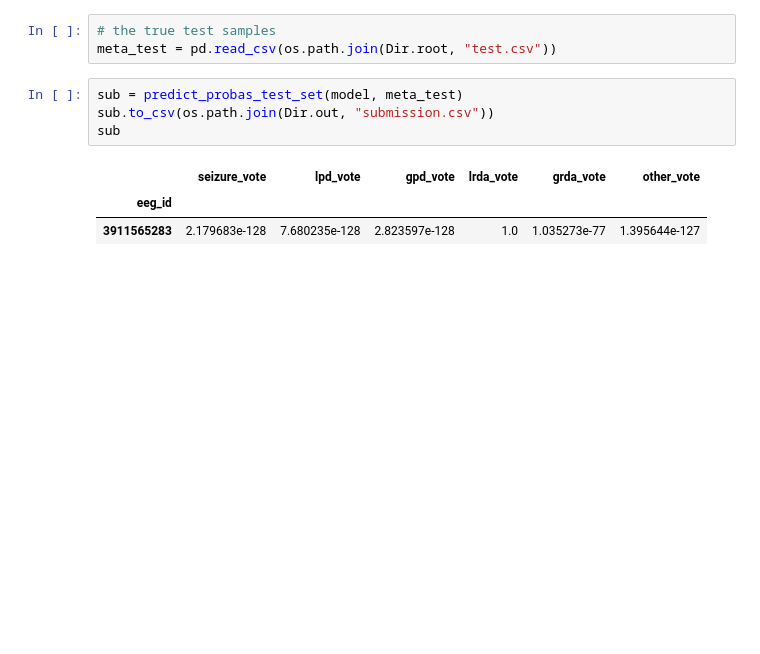
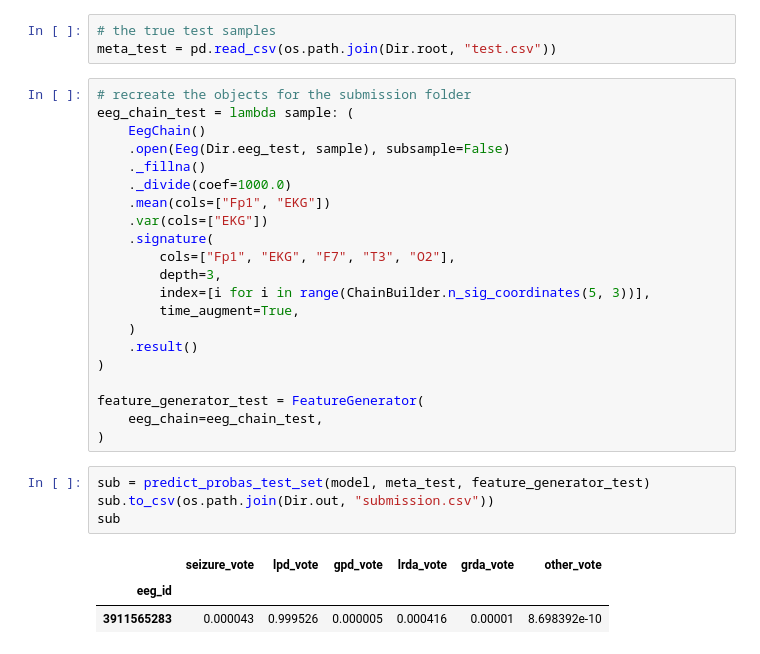
Before and after one commit to chataignault/hms-harmful-brain-activity-utils, a Jupyter notebook: logistic_regression_CV_regularised.ipynb, the cells around one changed output. Drawn from its saved outputs; the diff is of its cells as text; blank space fills up the shorter version.

```diff
--- a/logistic_regression_CV_regularised.ipynb
+++ b/logistic_regression_CV_regularised.ipynb
@@ -408,11 +409,32 @@ score(predicted_probas, target_probas.loc[mask].values)
 # %%
 # the true test samples
 meta_test = pd.read_csv(os.path.join(Dir.root, "test.csv"))
+# %%
+# recreate the objects for the submission folder
+eeg_chain_test = lambda sample: (
+    EegChain()
+    .open(Eeg(Dir.eeg_test, sample), subsample=False)
+    ._fillna()
+    ._divide(coef=1000.0)
+    .mean(cols=["Fp1", "EKG"])
+    .var(cols=["EKG"])
+    .signature(
+        cols=["Fp1", "EKG", "F7", "T3", "O2"],
+        depth=3,
+        index=[i for i in range(ChainBuilder.n_sig_coordinates(5, 3))],
+        time_augment=True,
+    )
+    .result()
+)
+
+feature_generator_test = FeatureGenerator(
+    eeg_chain=eeg_chain_test,
+)
 # %%
-sub = predict_probas_test_set(model, meta_test)
+sub = predict_probas_test_set(model, meta_test, feature_generator_test)
 sub.to_csv(os.path.join(Dir.out, "submission.csv"))
 sub
 # %% [output]
 |  | seizure_vote | lpd_vote | gpd_vote | lrda_vote | grda_vote | other_vote |
 | eeg_id |  |  |  |  |  |  |
-| 3911565283 | 2.179683e-128 | 7.680235e-128 | 2.823597e-128 | 1.0 | 1.035273e-77 | 1.395644e-127 |
+| 3911565283 | 0.000043 | 0.999526 | 0.000005 | 0.000416 | 0.00001 | 8.698392e-10 |
```
Also changed, not shown: parts of 15 cells of this notebook, 7 other files.
